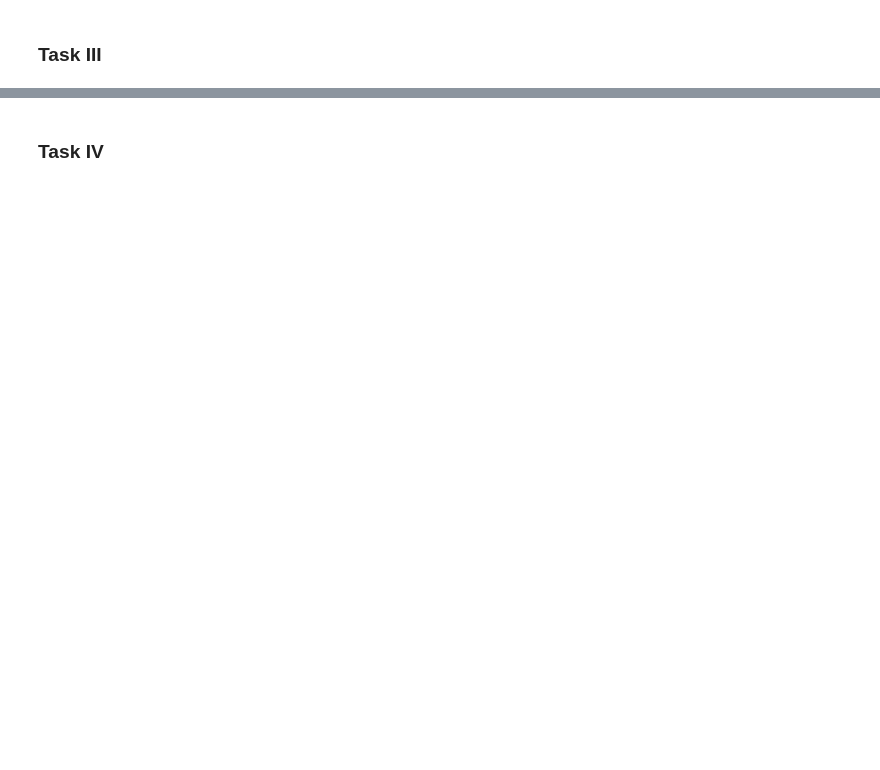
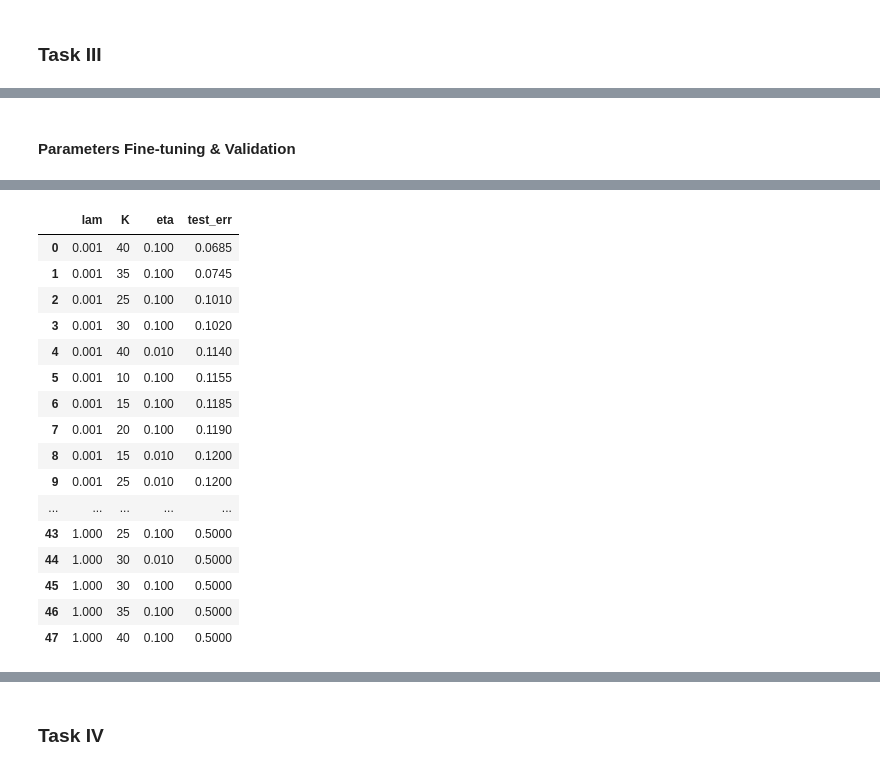
Before and after one commit to MinGGGoD/ML_ASS, a Jupyter notebook: ASS2/35224436_YIMING_ZHANG_a2_sec2.ipynb, the cells around one changed output, grey strips where cells are left out. Cells and saved outputs as stored; diff of their text form; code cells hidden in the pictures; blank space fills up the shorter version.

```diff
--- a/ASS2/35224436_YIMING_ZHANG_a2_sec2.ipynb
+++ b/ASS2/35224436_YIMING_ZHANG_a2_sec2.ipynb
@@ -329,0 +443,55 @@ plt.show()
+# %% [markdown]
+#### Parameters Fine-tuning & Validation
+# %%
+# Grid search: λ ∈ {0.001, 1.0}, K ∈ {5..40 step 5}, η ∈ {0.001, 0.01, 0.1}
+X_tr = train[feat_cols].values
+Y_tr = (train[label_col].values == 1).reshape(-1, 1).astype(int)
+X_te = test[feat_cols].values
+Y_te = (test[label_col].values == 1).reshape(-1, 1).astype(int)
+
+lams = [0.001, 1.0]
+K_list = list(range(5, 41, 5))  # [5, 10, 15, 20, 25, 30, 35, 40]
+etas = [0.001, 0.01, 0.1]
+
+results = []
+best_by_lam = {}
+
+for lam in lams:
+    print(f"\n=== λ = {lam} ===")
+    best = None
+    for K in K_list:
+        for eta in etas:
+            model = ThreeLayerNN(hidden_size=K, eta=eta, lam=lam, random_state=1)
+            model.fit(X_tr, Y_tr)
+            y_pred = model.prediction(X_te)
+            test_err = (y_pred.ravel() != Y_te.ravel()).mean()
+            results.append({'lam': lam, 'K': K, 'eta': eta, 'test_err': float(test_err), 'model': model})
+            print(f"K={K:2d}, η={eta:<6} -> test_err={test_err:.4f}")
+            if (best is None) or (test_err < best['test_err']):
+                best = {'lam': lam, 'K': K, 'eta': eta, 'test_err': float(test_err), 'model': model}
+    best_by_lam[lam] = best
+    print(f"Best @ λ={lam}: K={best['K']}, η={best['eta']}, test_err={best['test_err']:.4f}")
+
+# Summary results table (remove model objects for display)
+res_df = pd.DataFrame([{k:v for k,v in r.items() if k!='model'} for r in results])
+res_df = res_df.sort_values(['lam','test_err','K','eta']).reset_index(drop=True)
+display(res_df)
+
+# Save best models for plotting
+best_lam_0001 = best_by_lam.get(0.001)
+best_lam_1p0  = best_by_lam.get(1.0)
+
+# Formatted summary of best configurations
+print("\n" + "="*60)
+print("SUMMARY OF BEST CONFIGURATIONS")
+print("="*60)
+print(f"\nλ = 0.001:")
+print(f"  - Best K:        {best_lam_0001['K']}")
+print(f"  - Best eta:      {best_lam_0001['eta']}")
+print(f"  - Test error:    {best_lam_0001['test_err']:.4f}")
+print(f"\nλ = 1.0:")
+print(f"  - Best K:        {best_lam_1p0['K']}")
+print(f"  - Best eta:      {best_lam_1p0['eta']}")
+print(f"  - Test error:    {best_lam_1p0['test_err']:.4f}")
+print("\n" + "="*60)
+# %% [output]
@@ -329,0 +515,17 @@ plt.show()
+|  | lam | K | eta | test_err |
+| 0 | 0.001 | 40 | 0.100 | 0.0685 |
+| 1 | 0.001 | 35 | 0.100 | 0.0745 |
+| 2 | 0.001 | 25 | 0.100 | 0.1010 |
+| 3 | 0.001 | 30 | 0.100 | 0.1020 |
+| 4 | 0.001 | 40 | 0.010 | 0.1140 |
+| 5 | 0.001 | 10 | 0.100 | 0.1155 |
+| 6 | 0.001 | 15 | 0.100 | 0.1185 |
+| 7 | 0.001 | 20 | 0.100 | 0.1190 |
+| 8 | 0.001 | 15 | 0.010 | 0.1200 |
+| 9 | 0.001 | 25 | 0.010 | 0.1200 |
+| ... | ... | ... | ... | ... |
+| 43 | 1.000 | 25 | 0.100 | 0.5000 |
+| 44 | 1.000 | 30 | 0.010 | 0.5000 |
+| 45 | 1.000 | 30 | 0.100 | 0.5000 |
+| 46 | 1.000 | 35 | 0.100 | 0.5000 |
+| 47 | 1.000 | 40 | 0.100 | 0.5000 |
```
Also changed, not shown: parts of 9 cells of this notebook.
